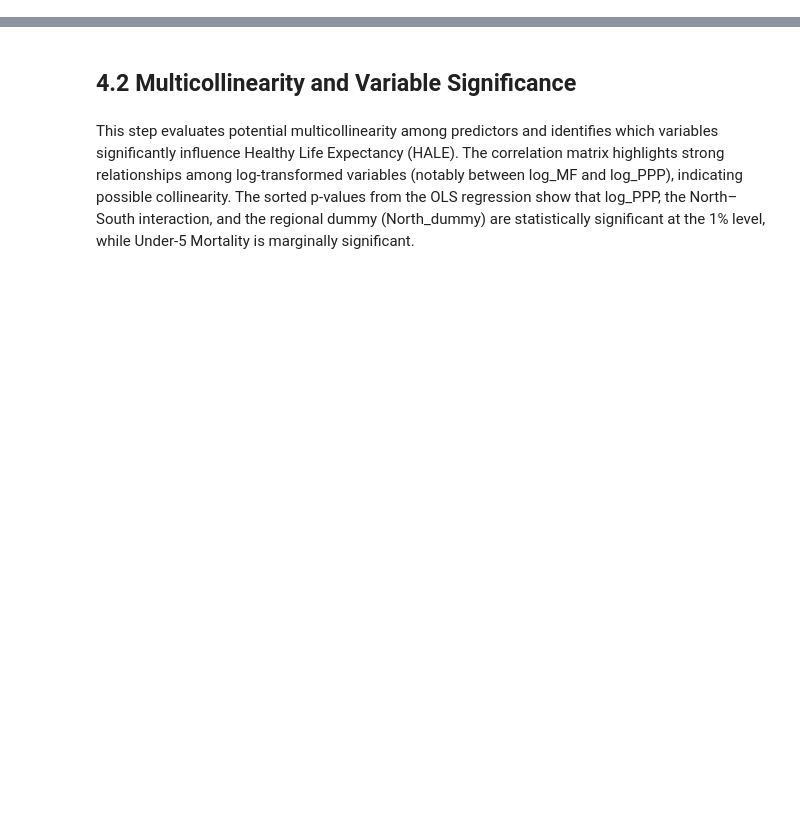
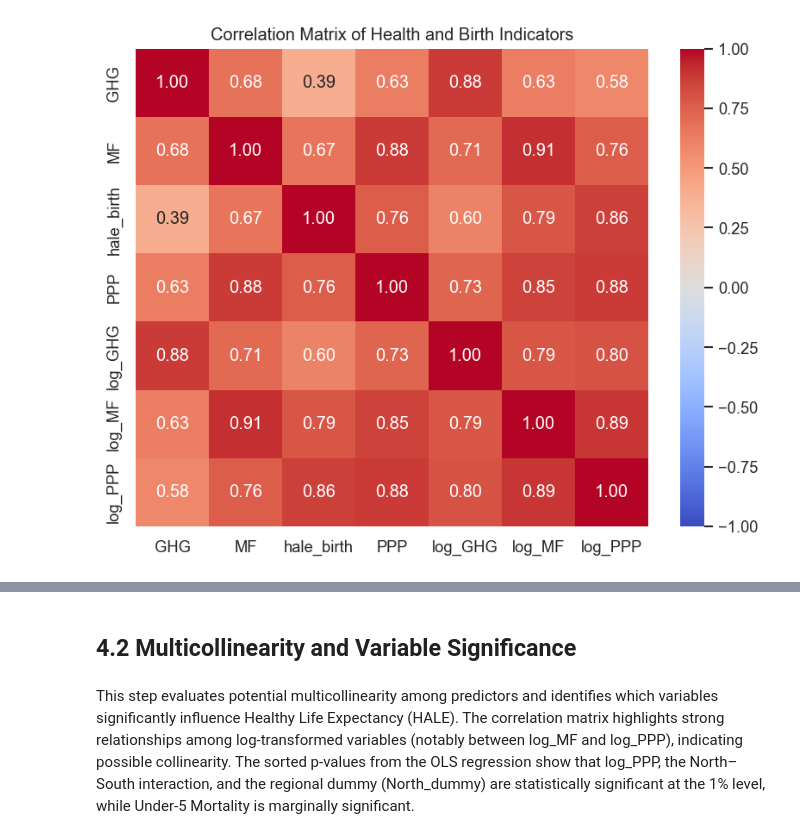
Before and after one commit to GChainx/material-consumption-northsouth, a Jupyter notebook: data_analysis.ipynb, the cells around one changed output, grey strips where cells are left out. Saved outputs shown, nothing was run; the diff lists cells and outputs as text; code cells hidden in the pictures; blank space fills up the shorter version.

```diff
--- a/data_analysis.ipynb
+++ b/data_analysis.ipynb
@@ -194,0 +109,10 @@ Covariance Type:                  HC3
+# %%
+# Correlation matrix
+hale_birth_indicators = ['GHG', 'MF', 'hale_birth', 'PPP', 'log_GHG', 'log_MF', 'log_PPP']
+corr_matrix = df[hale_birth_indicators].corr()
+plt.figure(figsize=(8, 6))
+sns.heatmap(corr_matrix, annot=True, fmt=".2f", cmap='coolwarm', vmin=-1, vmax=1)
+plt.title('Correlation Matrix of Health and Birth Indicators')
+plt.show()
+# %% [output]
+[figure, added]
```
Also changed, not shown: parts of 81 cells of this notebook.
